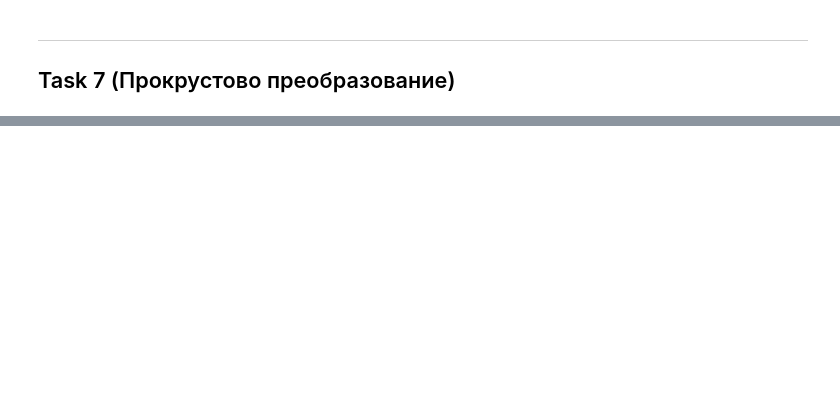
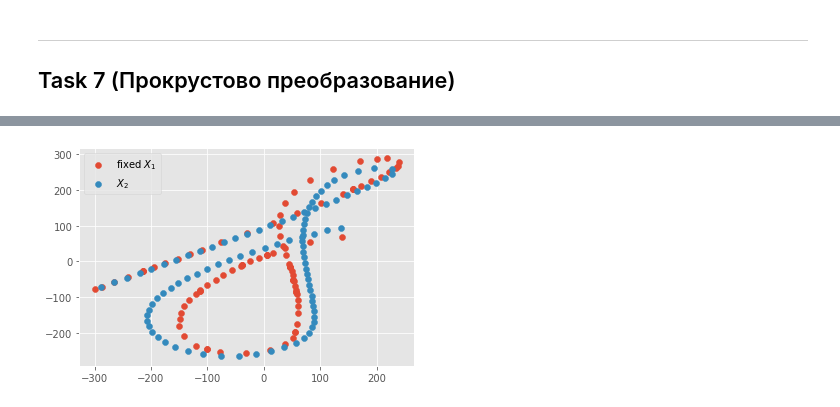
Before and after one commit to IvanSedykh/numerical-methods, a Jupyter notebook: hw2/hw2.ipynb, the cells around one changed output, grey strips where cells are left out. Drawn from its saved outputs; the diff is of its cells as text; code cells hidden in the pictures; blank space fills up the shorter version.

```diff
--- a/hw2/hw2.ipynb
+++ b/hw2/hw2.ipynb
@@ -312,0 +275,18 @@ References:
+# %%
+x1 = X1.mean(axis=0)
+x2 = X2.mean(axis=0)
+X1_centered = X1 - x1
+X2_centered = X2 - x2
+
+U, d, V = np.linalg.svd(X1_centered.T @ X2_centered)
+R = U @ V
+
+mu = x2 - R.T @ x1
+X1_fixed = X1 @ R + mu
+# %%
+plt.scatter(*X1_fixed.T, label='fixed $X_1$')
+plt.scatter(*X2.T, label='$X_2$')
+plt.legend()
+plt.show()
+# %% [output]
+[figure, added]
```
Also changed, not shown: parts of 10 cells of this notebook.
